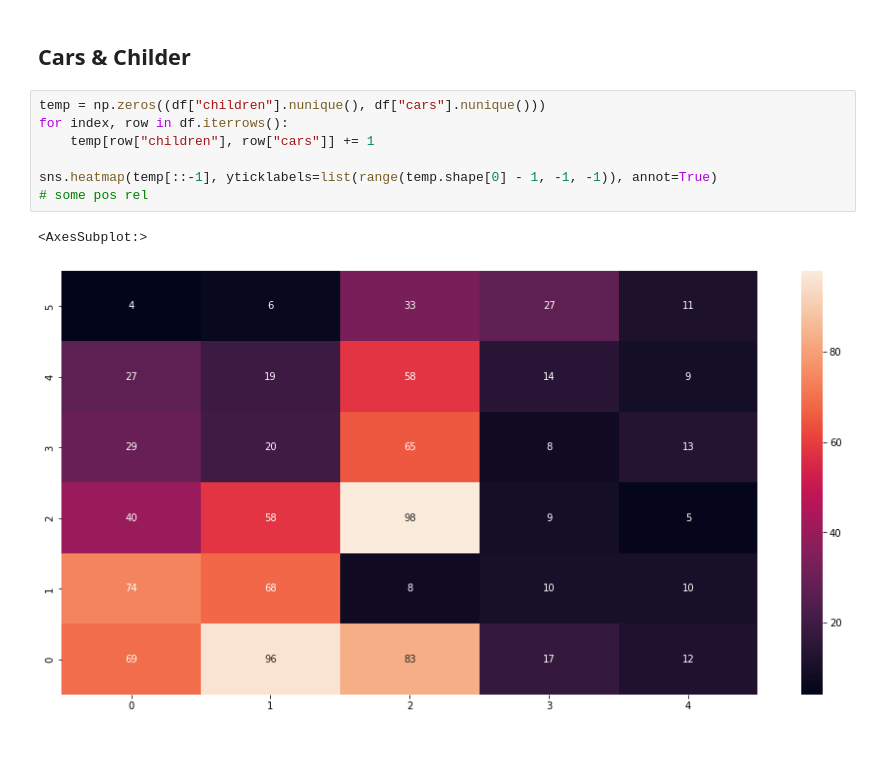
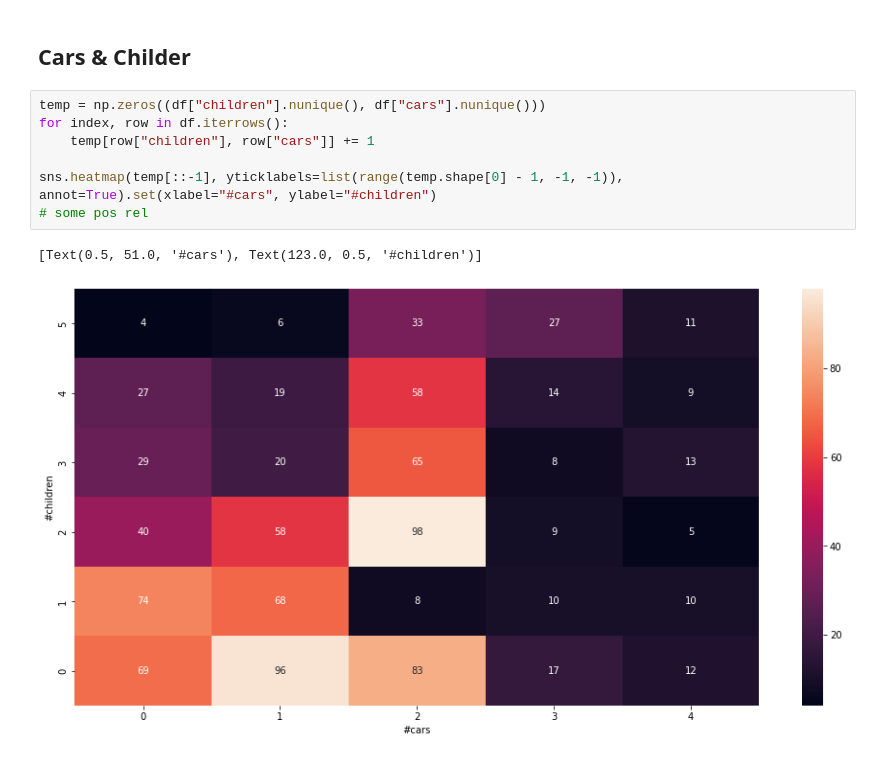
Before and after one commit to FreeLike76/KpiDataAnalysisPython, a Jupyter notebook: lab4/main4.ipynb, the cells around one changed output. Cells and saved outputs as stored; diff of their text form.

```diff
--- a/lab4/main4.ipynb
+++ b/lab4/main4.ipynb
@@ -127,10 +127,10 @@ sns.jointplot(data=df, x="age", y="income", kind="kde")
 # %%
 temp = np.zeros((df["children"].nunique(), df["cars"].nunique()))
 for index, row in df.iterrows():
     temp[row["children"], row["cars"]] += 1
 
-sns.heatmap(temp[::-1], yticklabels=list(range(temp.shape[0] - 1, -1, -1)), annot=True)
+sns.heatmap(temp[::-1], yticklabels=list(range(temp.shape[0] - 1, -1, -1)), annot=True).set(xlabel="#cars", ylabel="#children")
 # some pos rel
 # %% [output]
-<AxesSubplot:>
+[Text(0.5, 51.0, '#cars'), Text(123.0, 0.5, '#children')]
-[figure, old version]
+[figure, new version]
```
